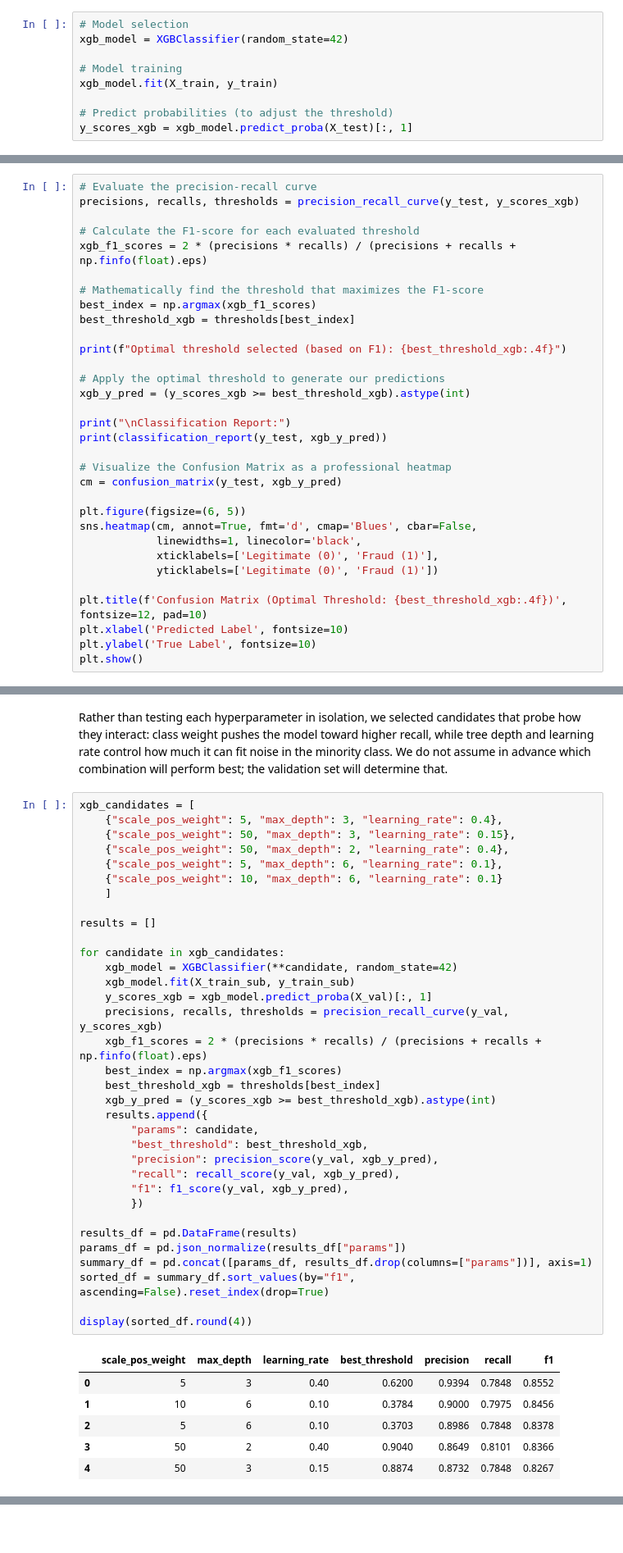
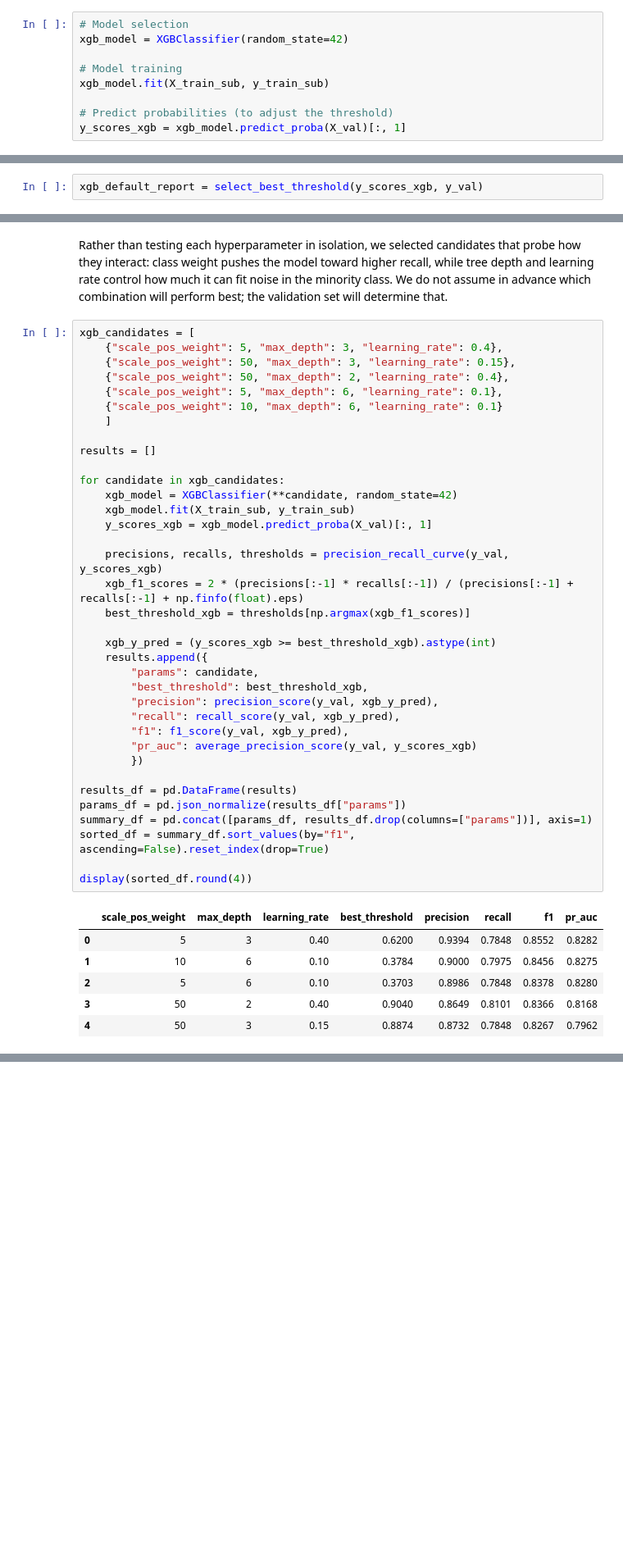
Before and after one commit to sgcuervo/credit-card-fraud-detection, a Jupyter notebook: credit-card-fraud-detection.ipynb, the cells around one changed output, grey strips where cells are left out. Shown at 82% size. Cells and saved outputs as stored; diff of their text form; blank space fills up the shorter version.

```diff
--- a/credit-card-fraud-detection.ipynb
+++ b/credit-card-fraud-detection.ipynb
@@ -512,42 +503,12 @@ Next we will build the XGBoost model.
 xgb_model = XGBClassifier(random_state=42)
 
 # Model training
-xgb_model.fit(X_train, y_train)
+xgb_model.fit(X_train_sub, y_train_sub)
 
 # Predict probabilities (to adjust the threshold)
-y_scores_xgb = xgb_model.predict_proba(X_test)[:, 1]
+y_scores_xgb = xgb_model.predict_proba(X_val)[:, 1]
 # %% [markdown]
 Again, we will find the best threshold for this model and evaluate it efficiency
 # %%
-# Evaluate the precision-recall curve
-precisions, recalls, thresholds = precision_recall_curve(y_test, y_scores_xgb)
-
-# Calculate the F1-score for each evaluated threshold
-xgb_f1_scores = 2 * (precisions * recalls) / (precisions + recalls + np.finfo(float).eps)
-
-# Mathematically find the threshold that maximizes the F1-score
-best_index = np.argmax(xgb_f1_scores)
-best_threshold_xgb = thresholds[best_index]
-
-print(f"Optimal threshold selected (based on F1): {best_threshold_xgb:.4f}")
-
-# Apply the optimal threshold to generate our predictions
-xgb_y_pred = (y_scores_xgb >= best_threshold_xgb).astype(int)
-
-print("\nClassification Report:")
-print(classification_report(y_test, xgb_y_pred))
-
-# Visualize the Confusion Matrix as a professional heatmap
-cm = confusion_matrix(y_test, xgb_y_pred)
-
-plt.figure(figsize=(6, 5))
-sns.heatmap(cm, annot=True, fmt='d', cmap='Blues', cbar=False,
-            linewidths=1, linecolor='black',
-            xticklabels=['Legitimate (0)', 'Fraud (1)'],
-            yticklabels=['Legitimate (0)', 'Fraud (1)'])
-
-plt.title(f'Confusion Matrix (Optimal Threshold: {best_threshold_xgb:.4f})', fontsize=12, pad=10)
-plt.xlabel('Predicted Label', fontsize=10)
-plt.ylabel('True Label', fontsize=10)
-plt.show()
+xgb_default_report = select_best_threshold(y_scores_xgb, y_val)
 # %% [output]
@@ -583,40 +534,42 @@ xgb_candidates = [
     {"scale_pos_weight": 5, "max_depth": 3, "learning_rate": 0.4},
     {"scale_pos_weight": 50, "max_depth": 3, "learning_rate": 0.15},
     {"scale_pos_weight": 50, "max_depth": 2, "learning_rate": 0.4},
     {"scale_pos_weight": 5, "max_depth": 6, "learning_rate": 0.1},
     {"scale_pos_weight": 10, "max_depth": 6, "learning_rate": 0.1}
     ]
 
 results = []
 
 for candidate in xgb_candidates:
     xgb_model = XGBClassifier(**candidate, random_state=42)
     xgb_model.fit(X_train_sub, y_train_sub)
     y_scores_xgb = xgb_model.predict_proba(X_val)[:, 1]
+
     precisions, recalls, thresholds = precision_recall_curve(y_val, y_scores_xgb)
-    xgb_f1_scores = 2 * (precisions * recalls) / (precisions + recalls + np.finfo(float).eps)
-    best_index = np.argmax(xgb_f1_scores)
-    best_threshold_xgb = thresholds[best_index]
+    xgb_f1_scores = 2 * (precisions[:-1] * recalls[:-1]) / (precisions[:-1] + recalls[:-1] + np.finfo(float).eps)
+    best_threshold_xgb = thresholds[np.argmax(xgb_f1_scores)]
+
     xgb_y_pred = (y_scores_xgb >= best_threshold_xgb).astype(int)
     results.append({
         "params": candidate,
         "best_threshold": best_threshold_xgb,
         "precision": precision_score(y_val, xgb_y_pred),
         "recall": recall_score(y_val, xgb_y_pred),
         "f1": f1_score(y_val, xgb_y_pred),
+        "pr_auc": average_precision_score(y_val, y_scores_xgb)
         })
 
 results_df = pd.DataFrame(results)
 params_df = pd.json_normalize(results_df["params"])
 summary_df = pd.concat([params_df, results_df.drop(columns=["params"])], axis=1)
 sorted_df = summary_df.sort_values(by="f1", ascending=False).reset_index(drop=True)
 
 display(sorted_df.round(4))
 # %% [output]
-|  | scale_pos_weight | max_depth | learning_rate | best_threshold | precision | recall | f1 |
-| 0 | 5 | 3 | 0.40 | 0.6200 | 0.9394 | 0.7848 | 0.8552 |
-| 1 | 10 | 6 | 0.10 | 0.3784 | 0.9000 | 0.7975 | 0.8456 |
-| 2 | 5 | 6 | 0.10 | 0.3703 | 0.8986 | 0.7848 | 0.8378 |
-| 3 | 50 | 2 | 0.40 | 0.9040 | 0.8649 | 0.8101 | 0.8366 |
-| 4 | 50 | 3 | 0.15 | 0.8874 | 0.8732 | 0.7848 | 0.8267 |
+|  | scale_pos_weight | max_depth | learning_rate | best_threshold | precision | recall | f1 | pr_auc |
+| 0 | 5 | 3 | 0.40 | 0.6200 | 0.9394 | 0.7848 | 0.8552 | 0.8282 |
+| 1 | 10 | 6 | 0.10 | 0.3784 | 0.9000 | 0.7975 | 0.8456 | 0.8275 |
+| 2 | 5 | 6 | 0.10 | 0.3703 | 0.8986 | 0.7848 | 0.8378 | 0.8280 |
+| 3 | 50 | 2 | 0.40 | 0.9040 | 0.8649 | 0.8101 | 0.8366 | 0.8168 |
+| 4 | 50 | 3 | 0.15 | 0.8874 | 0.8732 | 0.7848 | 0.8267 | 0.7962 |
 # %% [markdown]
```
Also changed, not shown: parts of 17 cells of this notebook.
